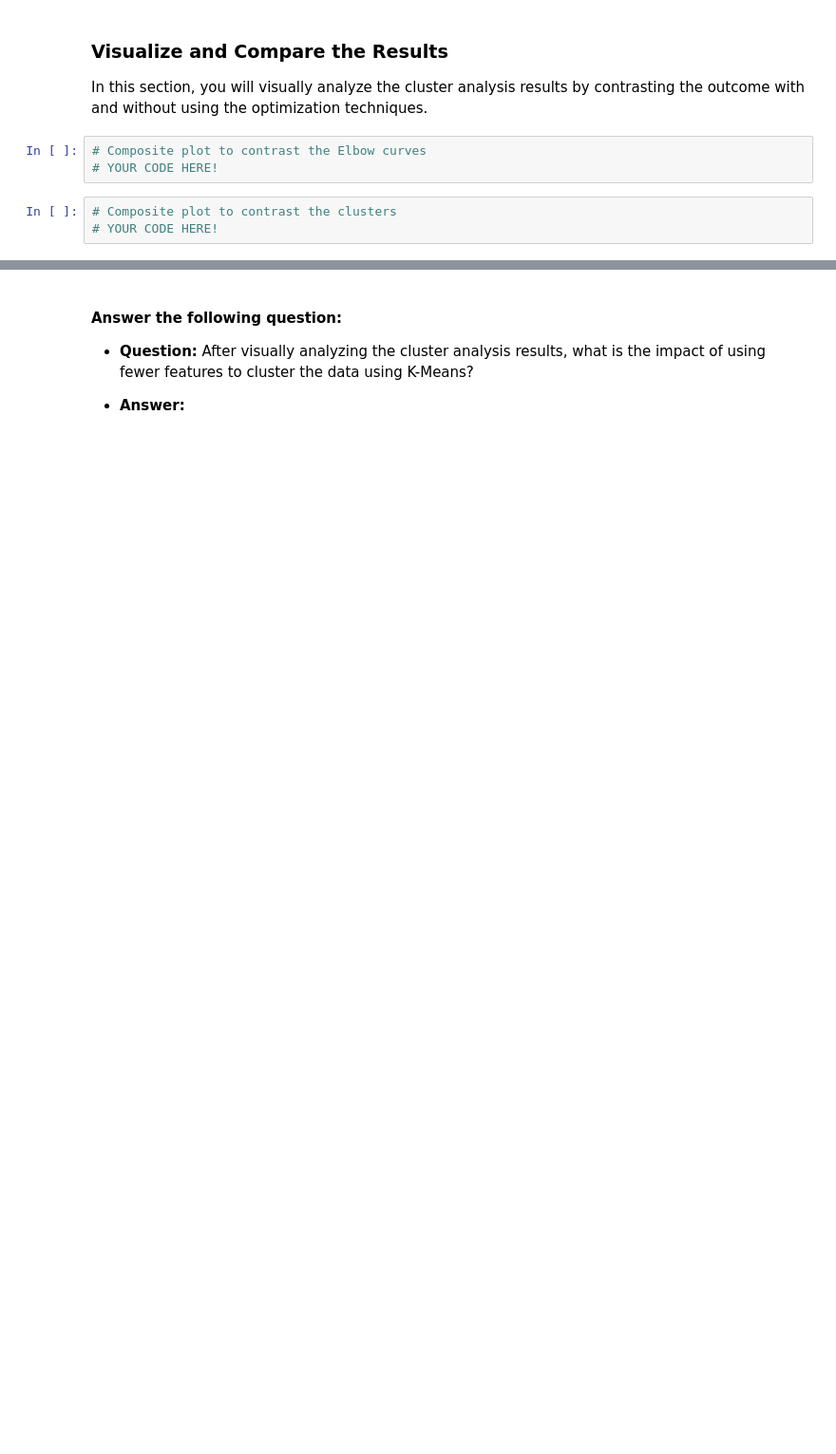
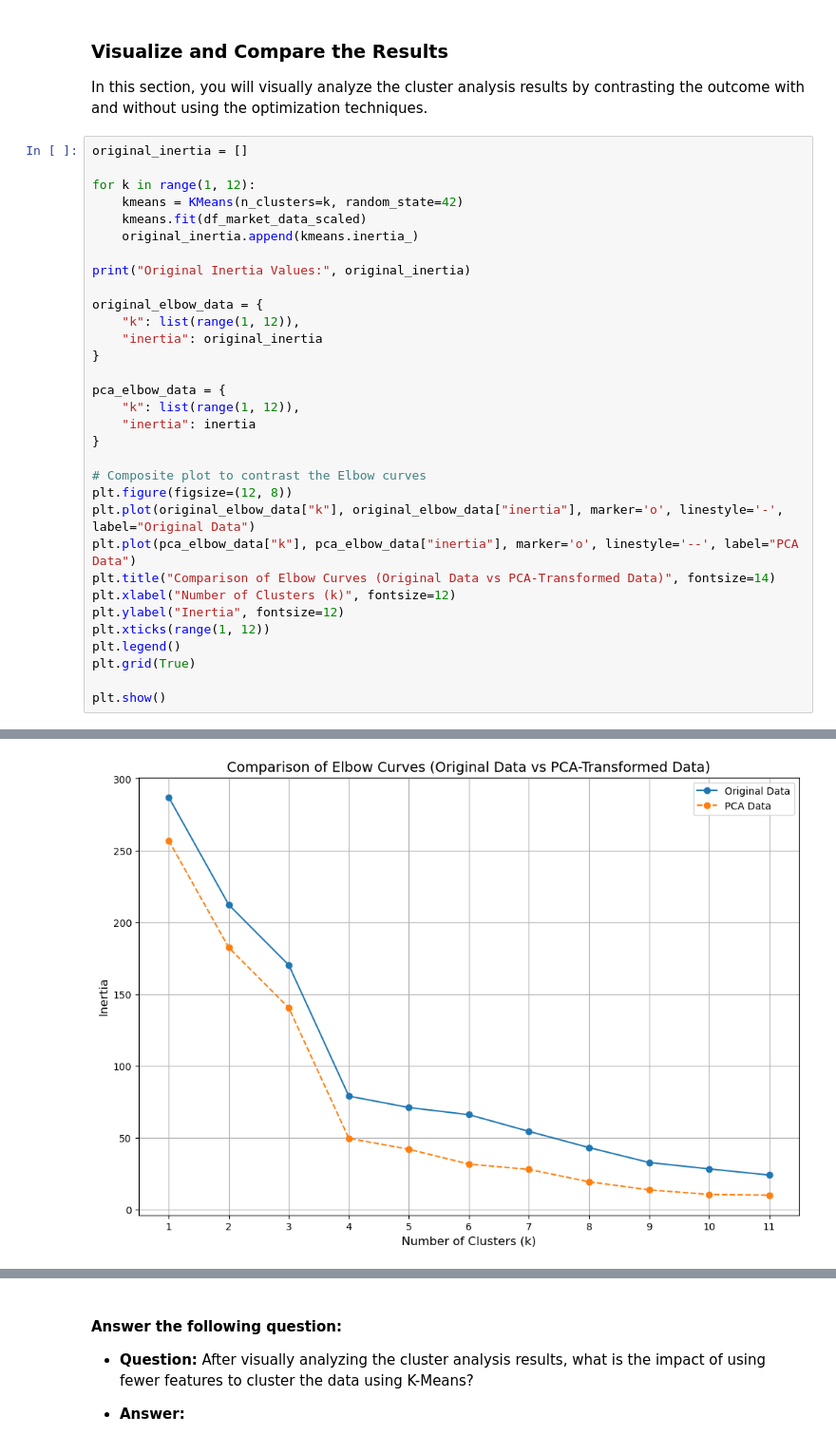
Before and after one commit to AzaniaHH/CryptoClustering, a Jupyter notebook: Crypto_Clustering.ipynb, the cells around one changed output, grey strips where cells are left out. Shown: that part at 95% size. Saved outputs shown, nothing was run; the diff lists cells and outputs as text; blank space fills up the shorter version.

```diff
--- a/Crypto_Clustering.ipynb
+++ b/Crypto_Clustering.ipynb
@@ -457,9 +477,36 @@ Cluster Labels: [0 0 2 2 0 0 0 0 0 2 2 2 2 0 2 0 2 2 0 2 2 0 2 2 2 2 2 2 0 2 2 2
 ### Visualize and Compare the Results
 
 In this section, you will visually analyze the cluster analysis results by contrasting the outcome with and without using the optimization techniques.
-# %%
-# Composite plot to contrast the Elbow curves
-# YOUR CODE HERE!
-# %%
-# Composite plot to contrast the clusters
-# YOUR CODE HERE!
+# %%
+original_inertia = []
+
+for k in range(1, 12):
+    kmeans = KMeans(n_clusters=k, random_state=42)
+    kmeans.fit(df_market_data_scaled)
+    original_inertia.append(kmeans.inertia_)
+
+print("Original Inertia Values:", original_inertia)
+
+original_elbow_data = {
+    "k": list(range(1, 12)),
+    "inertia": original_inertia
+}
+
+pca_elbow_data = {
+    "k": list(range(1, 12)),
+    "inertia": inertia
+}
+
+# Composite plot to contrast the Elbow curves
+plt.figure(figsize=(12, 8))
+plt.plot(original_elbow_data["k"], original_elbow_data["inertia"], marker='o', linestyle='-', label="Original Data")
+plt.plot(pca_elbow_data["k"], pca_elbow_data["inertia"], marker='o', linestyle='--', label="PCA Data")
+plt.title("Comparison of Elbow Curves (Original Data vs PCA-Transformed Data)", fontsize=14)
+plt.xlabel("Number of Clusters (k)", fontsize=12)
+plt.ylabel("Inertia", fontsize=12)
+plt.xticks(range(1, 12))
+plt.legend()
+plt.grid(True)
+
+plt.show()
+# %% [output]
@@ -465,0 +514 @@ In this section, you will visually analyze the cluster analysis results by contr
+[figure, added]
```
Also changed, not shown: parts of 4 cells of this notebook.
